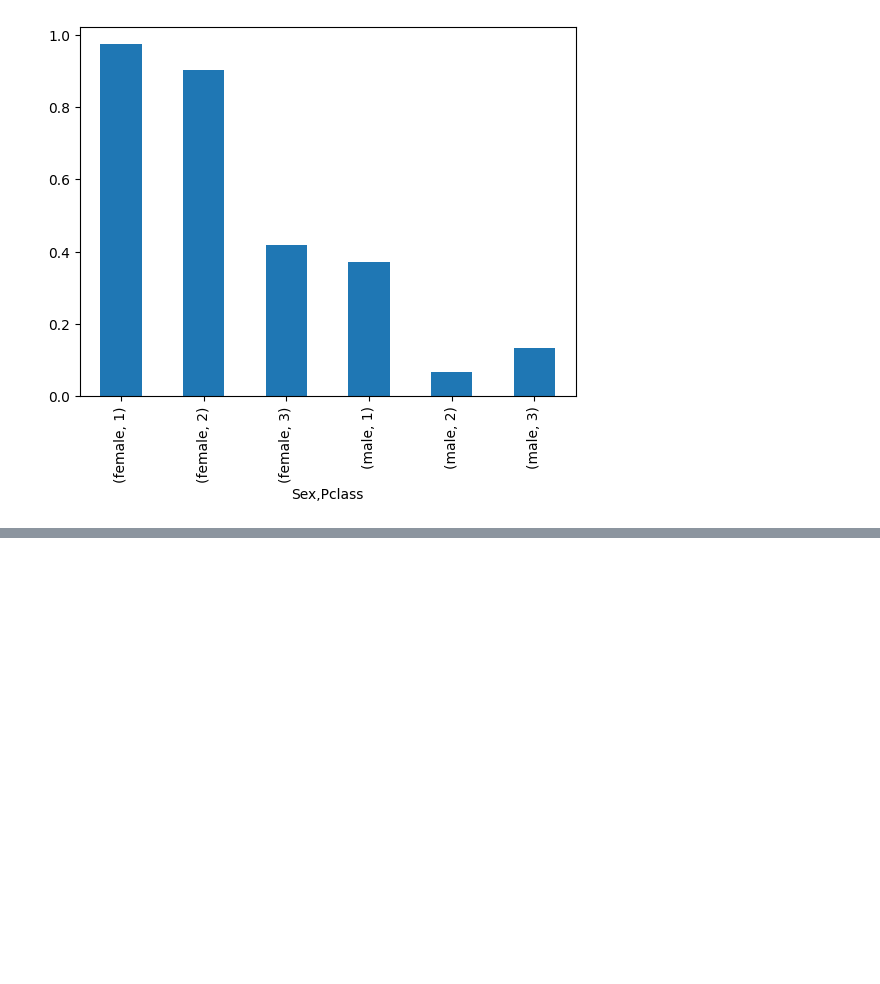
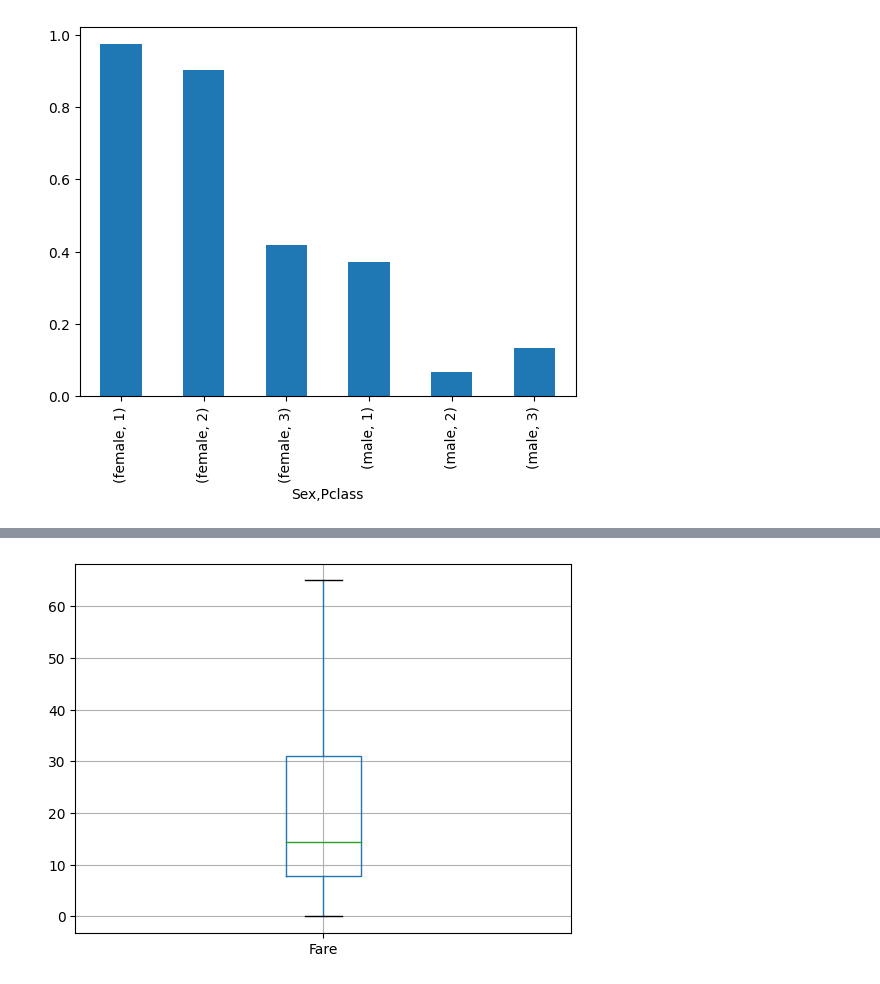
Before and after one commit to ithsgbg/python_ai_22, a Jupyter notebook: nov10/titanic.ipynb, the cells around one changed output, grey strips where cells are left out. Drawn from its saved outputs; the diff is of its cells as text; code cells hidden in the pictures; blank space fills up the shorter version.

```diff
--- a/nov10/titanic.ipynb
+++ b/nov10/titanic.ipynb
@@ -129,0 +144,7 @@ import matplotlib.pyplot as plt
+# %%
+import matplotlib.pyplot as plt
+
+titanic_df.boxplot(column='Fare', showfliers=False)
+plt.show()
+# %% [output]
+[figure, added]
```
Also changed, not shown: parts of 9 cells of this notebook, 1 other file.
